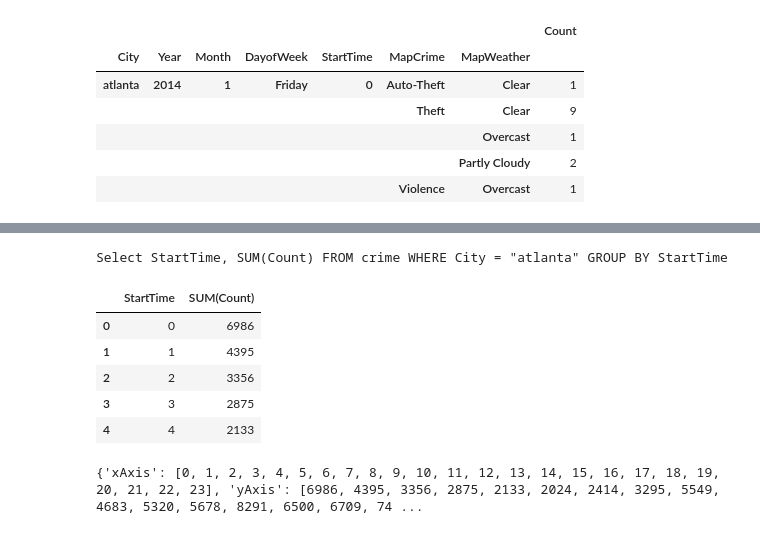
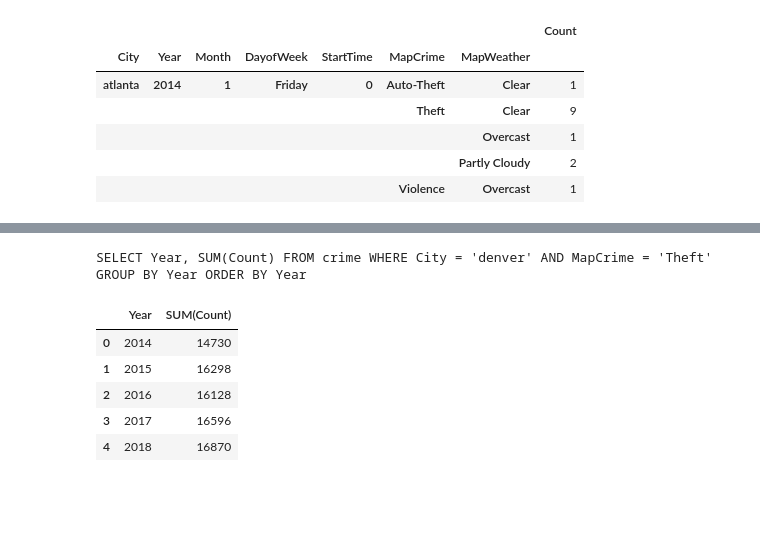
Before and after one commit to Trippl7777/Project_2, a Jupyter notebook: plots/Data Analsyis/Crime_Analysis.ipynb, the cells around one changed output, grey strips where cells are left out. Saved outputs shown, nothing was run; the diff lists cells and outputs as text; code cells hidden in the pictures; blank space fills up the shorter version.

```diff
--- a/plots/Data Analsyis/Crime_Analysis.ipynb
+++ b/plots/Data Analsyis/Crime_Analysis.ipynb
@@ -154,25 +158,24 @@ test.head()
 # %%
-sample = "StartTime"
-city = '"atlanta"'
-stmt1 = "Select " + sample +", SUM(Count) FROM crime"
-stmt2 = " WHERE City = " + city
-stmt3 = " GROUP BY " + sample
-stmt = stmt1 + stmt2 + stmt3
+sample = "Year"
+city = 'denver'
+crime = 'Theft'
+stmt1 = "SELECT " + sample +", SUM(Count) FROM crime"
+stmt2 = " WHERE City = " + "'" + city + "'"
+stmt3 = " AND MapCrime = '" + crime + "'"
+stmt4 = ""
+stmt5 = " GROUP BY " + sample
+stmt6 = " ORDER BY " + sample
+stmt = stmt1 + stmt2 + stmt3 + stmt4 + stmt5 + stmt6
 print(stmt)
 # %% [output]
-Select StartTime, SUM(Count) FROM crime WHERE City = "atlanta" GROUP BY StartTime
+SELECT Year, SUM(Count) FROM crime WHERE City = 'denver' AND MapCrime = 'Theft' GROUP BY Year ORDER BY Year
 # %%
 test = pd.read_sql_query(stmt,engine)
-test.head()
+test
 # %% [output]
-|  | StartTime | SUM(Count) |
-| 0 | 0 | 6986 |
-| 1 | 1 | 4395 |
-| 2 | 2 | 3356 |
-| 3 | 3 | 2875 |
-| 4 | 4 | 2133 |
+|  | Year | SUM(Count) |
+| 0 | 2014 | 14730 |
+| 1 | 2015 | 16298 |
+| 2 | 2016 | 16128 |
+| 3 | 2017 | 16596 |
+| 4 | 2018 | 16870 |
-# %%
-sample = {"xAxis": test.iloc[:,0].tolist(), "yAxis": test.iloc[:,1].tolist()}
-print(sample)
-# %% [output]
-{'xAxis': [0, 1, 2, 3, 4, 5, 6, 7, 8, 9, 10, 11, 12, 13, 14, 15, 16, 17, 18, 19, 20, 21, 22, 23], 'yAxis': [6986, 4395, 3356, 2875, 2133, 2024, 2414, 3295, 5549, 4683, 5320, 5678, 8291, 6500, 6709, 74 ...
```
Also changed, not shown: parts of 4 cells of this notebook, 5 other files.
